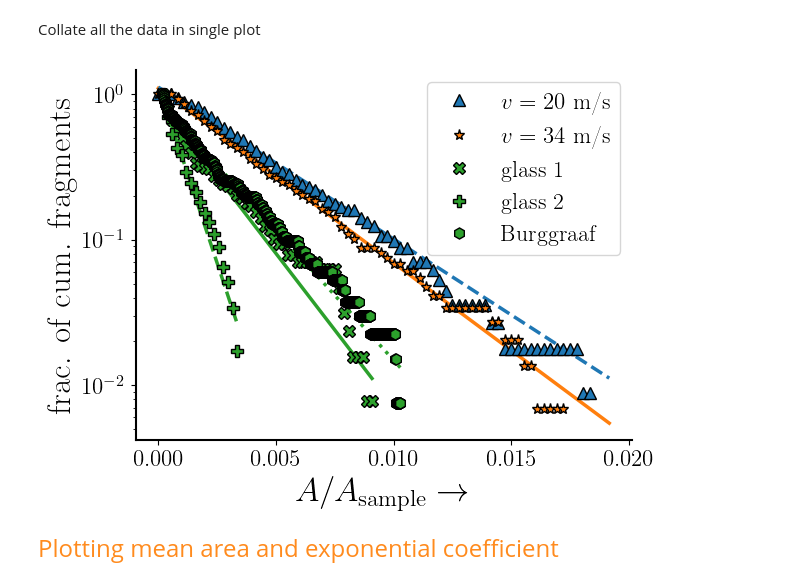
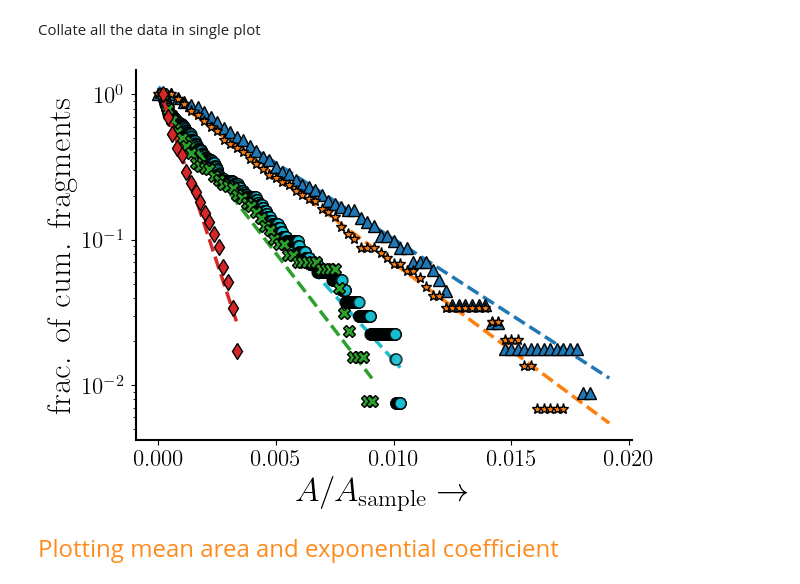
Before and after one commit to VinDawara/residual_network, a Jupyter notebook: cum_area/notebook/cum_area_experiment.ipynb, the cells around one changed output. Cells and saved outputs as stored; diff of their text form; code cells hidden in the pictures.

Commit message:
Figures updated

```diff
--- a/cum_area/notebook/cum_area_experiment.ipynb
+++ b/cum_area/notebook/cum_area_experiment.ipynb
@@ -302,51 +302,51 @@ ms = 8
 mec = 'black'
 
 # our experiment data
 A0 = 60*60
 # ax.errorbar(cum_area123/A0, cum_count123/cum_count123[0], yerr=cum_count123_std/cum_count123[0], ecolor='tab:orange', capsize=5,
 #             linestyle='none', marker='*', markersize=ms, color='tab:orange', label=r'$v = 34$ m/s', mec=mec)
 # ax.errorbar(cum_area678/A0, cum_count678/cum_count678[0], yerr=cum_count678_std/cum_count678[0], ecolor='tab:orange', capsize=5,
 #             linestyle='none', marker='^', markersize=ms, color='tab:orange', label=r'$v = 20$ m/s', mec=mec)
 
-ax.plot(cum_area123/A0, exp_fit(cum_area123, p1[0], p1[1]), color='tab:orange', linestyle='solid')
+ax.plot(cum_area123/A0, exp_fit(cum_area123, p1[0], p1[1]), color='tab:orange', linestyle='dashed')
 ax.plot(cum_area678/A0, exp_fit(cum_area678, p2[0], p2[1]), color='tab:blue', linestyle='dashed')
 ax.plot(cum_area678/A0, cum_count678/cum_count678[0], color='tab:blue', linestyle='none',
-         markersize=ms, marker='^', mec=mec, label = r'$v = 20$ m/s')
+         markersize=ms, marker='^', mec=mec, label = r'$v_0 = 20$ m/s')
 ax.plot(cum_area123/A0, cum_count123/cum_count123[0], color='tab:orange', linestyle='none',
-         markersize=ms, marker='*', mec=mec, label =r'$v = 34$ m/s')
+         markersize=ms, marker='*', mec=mec, label =r'$v_0 = 34$ m/s')
 
 
 # literature data
+A_burggraaf = (np.pi/4)*135**2
+# plot the data for burggraaf
+ax.plot(cum_area_burggraaf/A_burggraaf, exp_fit(cum_area_burggraaf, p_burggraaf[0], p_burggraaf[1]), color='tab:cyan',
+         linestyle='dashed')
+ax.plot(cum_area_burggraaf/A_burggraaf, cum_count_burggraaf/cum_count_burggraaf[0], color='tab:cyan', linestyle='none',
+         markersize=ms, marker='o', label=r'$\sigma_R = 25$ MPa', mec=mec, alpha=0.7)
+
 A_glass = (np.pi/4)*25.4**2
 # plot the data for glass 1
-ax.plot(cum_area_glass1/A_glass, exp_fit(cum_area_glass1, p_glass1[0], p_glass1[1]), color='tab:green')
+ax.plot(cum_area_glass1/A_glass, exp_fit(cum_area_glass1, p_glass1[0], p_glass1[1]), color='tab:green', linestyle='dashed')
 ax.plot(cum_area_glass1/A_glass, cum_count_glass1/cum_count_glass1[0], color='tab:green', linestyle='none',
-         markersize=ms, marker='X', label=r'glass 1', mec=mec)
+         markersize=ms, marker='X', label=r'$\sigma_R = 55$ MPa', mec=mec)
 
 # plot the data for glass 2
-ax.plot(cum_area_glass2/A_glass, exp_fit(cum_area_glass2, p_glass2[0], p_glass2[1]), color='tab:green', linestyle='dashed')
-ax.plot(cum_area_glass2/A_glass, cum_count_glass2/cum_count_glass2[0], color='tab:green', linestyle='none',
-        markersize=ms, marker='P', label=r'glass 2', mec=mec)
+ax.plot(cum_area_glass2/A_glass, exp_fit(cum_area_glass2, p_glass2[0], p_glass2[1]), color='tab:red', linestyle='dashed')
+ax.plot(cum_area_glass2/A_glass, cum_count_glass2/cum_count_glass2[0], color='tab:red', linestyle='none',
+        markersize=ms, marker='d', label=r'$\sigma_R = 75$ MPa', mec=mec)
 
-
-A_burggraaf = (np.pi/4)*135**2
-# plot the data for burggraaf
-ax.plot(cum_area_burggraaf/A_burggraaf, exp_fit(cum_area_burggraaf, p_burggraaf[0], p_burggraaf[1]), color='tab:green',
-         linestyle='dotted')
-ax.plot(cum_area_burggraaf/A_burggraaf, cum_count_burggraaf/cum_count_burggraaf[0], color='tab:green', linestyle='none',
-         markersize=ms, marker='h', label=r'Burggraaf', mec=mec)
 
 
 ax.set_xlabel(r'$A/A_{\rm{sample}}\rightarrow$')
 ax.set_ylabel(r'frac. of cum. fragments')
 # ax.set_ylim(bottom=1e-3)
 ax.set_yscale('log')    # Change to log scale for better visibility of small values
 
-ax.legend()
-# fig.savefig(save_dir_path+ '/experiment_literature.png', dpi=300, bbox_inches='tight')
+# ax.legend()
+fig.savefig(save_dir_path+ '/experiment_literature.png', dpi=300, bbox_inches='tight')
 plt.show()
 # %% [output]
-[figure, old version]
+[figure, new version]
 # %% [markdown]
 <font size="5"> <span style="color:rgb(255, 139, 30);"> Plotting mean area and exponential coefficient </span>
 # %%
```
Also changed, not shown: parts of 4 cells of this notebook.
